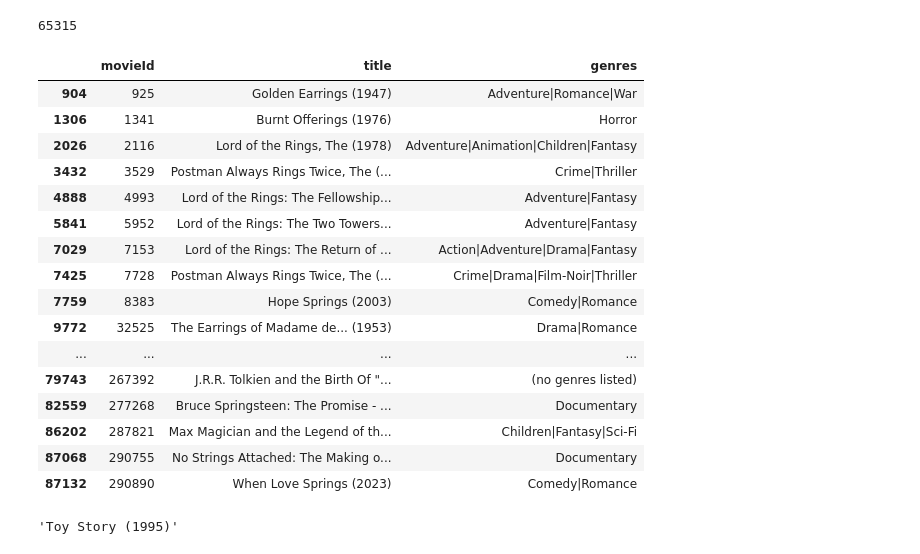
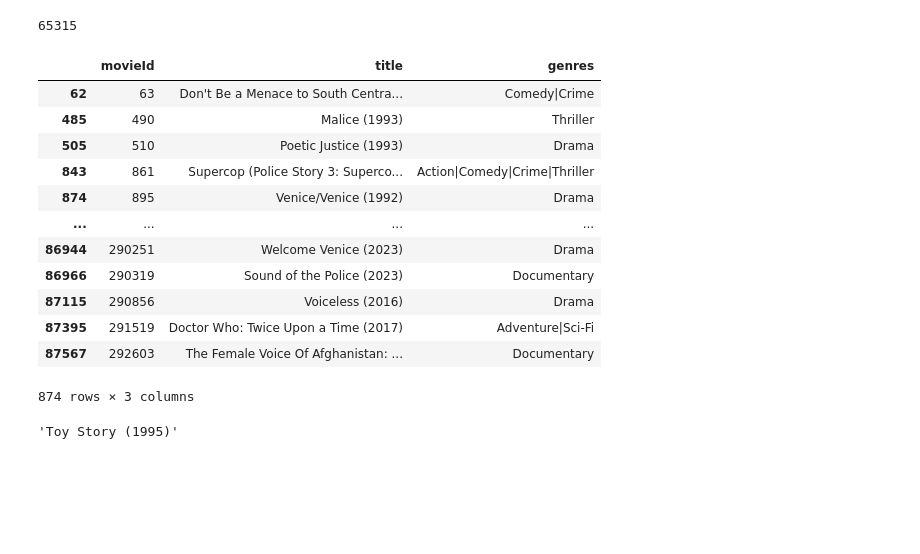
Before and after one commit to AndrianinaBA/ml_at_scale, a Jupyter notebook: main.ipynb, the cells around one changed output. Saved outputs shown, nothing was run; the diff lists cells and outputs as text; code cells hidden in the pictures; blank space fills up the shorter version.

```diff
--- a/main.ipynb
+++ b/main.ipynb
@@ -480,25 +480,21 @@ idx_to_movie[35277]
 # %% [output]
 65315
 # %%
-movie_name_df[movie_name_df['title'].str.contains('rings', case=False, na=False)]
+movie_name_df[movie_name_df['title'].str.contains('ice', case=False, na=False)]
 # %% [output]
 |  | movieId | title | genres |
-| 904 | 925 | Golden Earrings (1947) | Adventure|Romance|War |
-| 1306 | 1341 | Burnt Offerings (1976) | Horror |
-| 2026 | 2116 | Lord of the Rings, The (1978) | Adventure|Animation|Children|Fantasy |
-| 3432 | 3529 | Postman Always Rings Twice, The (... | Crime|Thriller |
-| 4888 | 4993 | Lord of the Rings: The Fellowship... | Adventure|Fantasy |
-| 5841 | 5952 | Lord of the Rings: The Two Towers... | Adventure|Fantasy |
-| 7029 | 7153 | Lord of the Rings: The Return of ... | Action|Adventure|Drama|Fantasy |
-| 7425 | 7728 | Postman Always Rings Twice, The (... | Crime|Drama|Film-Noir|Thriller |
-| 7759 | 8383 | Hope Springs (2003) | Comedy|Romance |
-| 9772 | 32525 | The Earrings of Madame de... (1953) | Drama|Romance |
+| 62 | 63 | Don't Be a Menace to South Centra... | Comedy|Crime |
+| 485 | 490 | Malice (1993) | Thriller |
+| 505 | 510 | Poetic Justice (1993) | Drama |
+| 843 | 861 | Supercop (Police Story 3: Superco... | Action|Comedy|Crime|Thriller |
+| 874 | 895 | Venice/Venice (1992) | Drama |
 | ... | ... | ... | ... |
-| 79743 | 267392 | J.R.R. Tolkien and the Birth Of "... | (no genres listed) |
-| 82559 | 277268 | Bruce Springsteen: The Promise - ... | Documentary |
-| 86202 | 287821 | Max Magician and the Legend of th... | Children|Fantasy|Sci-Fi |
-| 87068 | 290755 | No Strings Attached: The Making o... | Documentary |
-| 87132 | 290890 | When Love Springs (2023) | Comedy|Romance |
+| 86944 | 290251 | Welcome Venice (2023) | Drama |
+| 86966 | 290319 | Sound of the Police (2023) | Documentary |
+| 87115 | 290856 | Voiceless (2016) | Drama |
+| 87395 | 291519 | Doctor Who: Twice Upon a Time (2017) | Adventure|Sci-Fi |
+| 87567 | 292603 | The Female Voice Of Afghanistan: ... | Documentary |
+874 rows × 3 columns
 # %%
 movie_name_df["title"][0]
 # %% [output]
```
Also changed, not shown: parts of 10 cells of this notebook, 1 other file.
